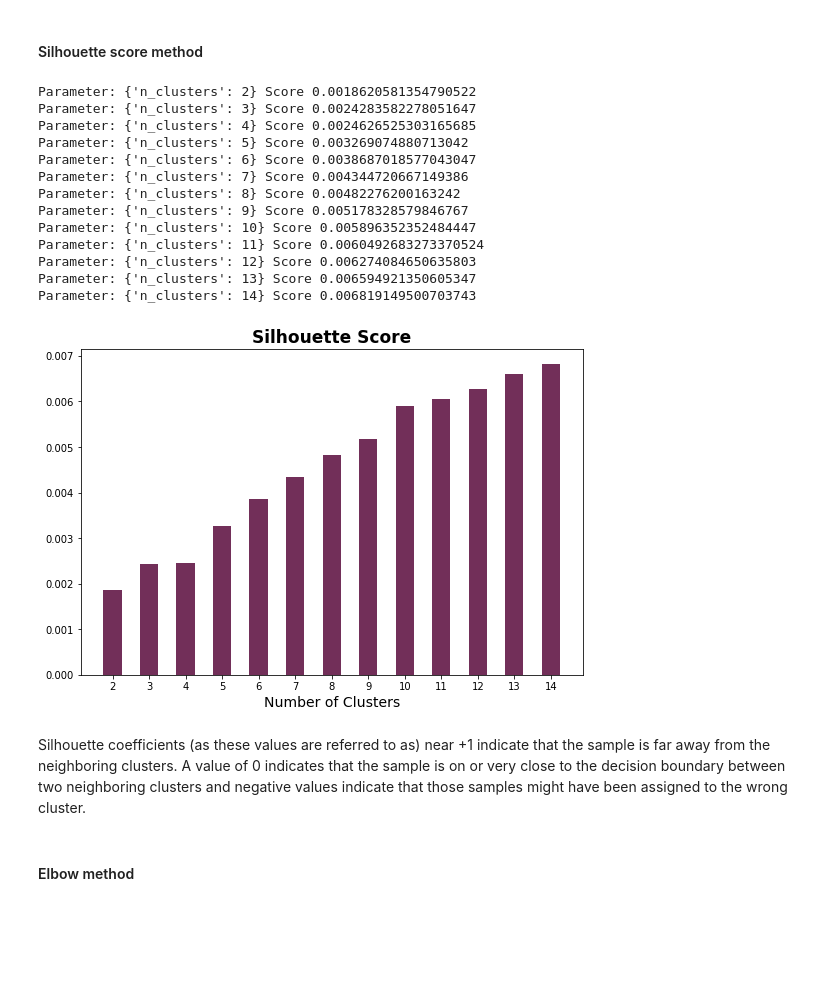
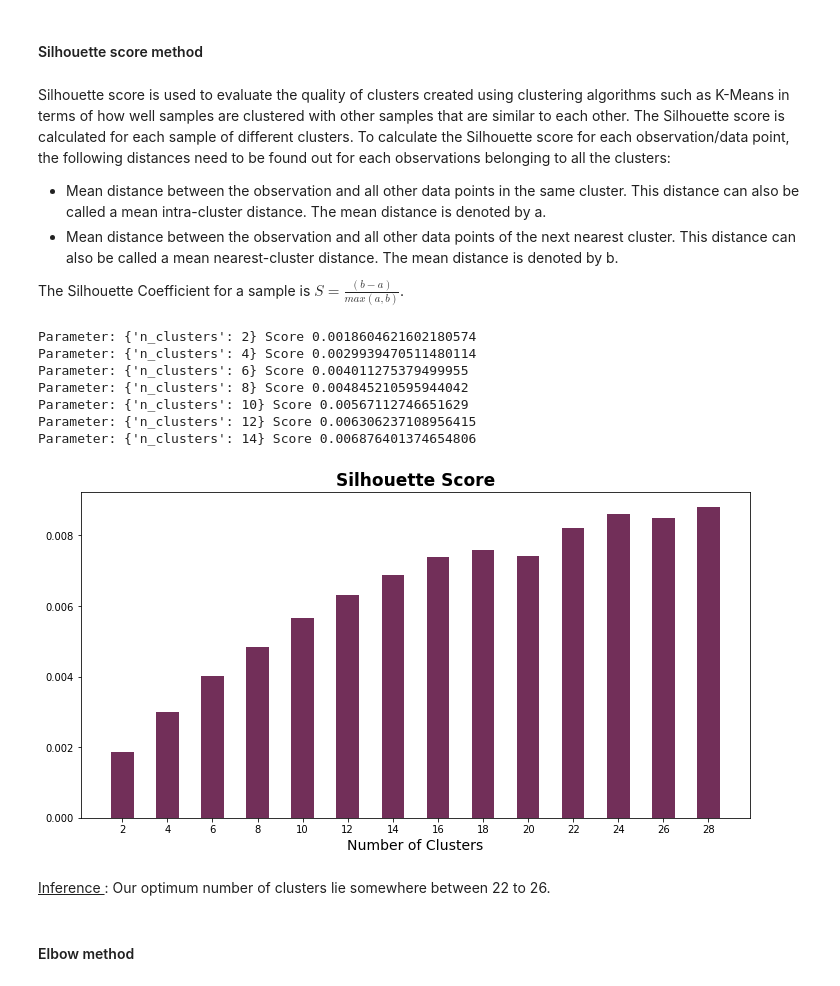
Before and after one commit to RoshanJamthe/NETFLIX-MOVIES-AND-TV-SHOWS-CLUSTERING, a Jupyter notebook: NETFLIX_MOVIES_AND_TV_SHOWS_CLUSTERING.ipynb, the cells around one changed output. Cells and saved outputs as stored; diff of their text form; code cells hidden in the pictures; blank space fills up the shorter version.

```diff
--- a/NETFLIX_MOVIES_AND_TV_SHOWS_CLUSTERING.ipynb
+++ b/NETFLIX_MOVIES_AND_TV_SHOWS_CLUSTERING.ipynb
@@ -152,0 +196,13 @@ plt.show()
+# %%
+country_data = [] # Get all the occurences of countries in country feature in this list
+
+# Iterate through the list of country feature
+for string in netflix_data[~netflix_data['country'].isna()]['country'].tolist():
+
+  # Split the string using ',' to get a list of countries where the content was shoot
+  temp = string.split(',')
+
+  # Iterate through that list of countries
+  for country in temp:
+    # Apeend the country
+    country_data.append(country.strip())
@@ -207,7 +397,14 @@ for bar in plots.patches:
 # %%
-country_data = [] # Get all the occurences of countries in country feature in this list
-for string in netflix_data[~netflix_data['country'].isna()]['country'].tolist():
+actor_data = [] # Get all the occurences of actors in cast feature in this list
+
+# Iterate through the list of actor feature
+for string in netflix_data[~netflix_data['cast'].isna()]['cast'].tolist():
+
+  # Split the string using ',' to get a list of actors
   temp = string.split(',')
-  for country in temp:
-    country_data.append(country.lstrip())
+
+  # Iterate through that list of actors
+  for actor in temp:
+    # Append the actor
+    actor_data.append(actor.strip())
 # %%
@@ -692,2 +785,5 @@ plt.show()
 # %% [markdown]
 # <b><u>Feature Engineering (Vectorization)
+# %%
+title_description = netflix_data[['title', 'description']].copy()  # Get the required subset from the dataset
+title_description.head()
@@ -800,5 +907,12 @@ sparse_df.iloc[:,0].sum()
 # %% [markdown]
 #### Silhouette score method
+# %% [markdown]
+Silhouette score is used to evaluate the quality of clusters created using clustering algorithms such as K-Means in terms of how well samples are clustered with other samples that are similar to each other. The Silhouette score is calculated for each sample of different clusters. To calculate the Silhouette score for each observation/data point, the following distances need to be found out for each observations belonging to all the clusters:
+
+* Mean distance between the observation and all other data points in the same cluster. This distance can also be called a mean intra-cluster distance. The mean distance is denoted by a.
+* Mean distance between the observation and all other data points of the next nearest cluster. This distance can also be called a mean nearest-cluster distance. The mean distance is denoted by b.
+
+The Silhouette Coefficient for a sample is $ S = \frac{(b - a)}{max(a, b)}$.
 # %%
 # Import the important libraries
 import matplotlib.cm as cm
@@ -808,11 +922,11 @@ from sklearn.cluster import KMeans  # for k-means clustering algorithm
 from sklearn.metrics import silhouette_samples, silhouette_score # for scoring on basis of silhouette_score
 # %%
 # candidate values for our number of cluster
-parameters = range(2,15)
+parameters = range(2,30,2)
 # instantiating ParameterGrid, pass number of clusters as input
 parameter_grid = ParameterGrid({'n_clusters': parameters})
 best_score = -1  # set the floor limit for best_score
-kmeans_model = KMeans()     # instantiating KMeans model
+kmeans_model = KMeans( random_state=0)     # instantiating KMeans model, selecting 'k-means++' : selects initial cluster centers for k-mean clustering in a smart way to speed up convergence.
 silhouette_scores = [] # silhouette scores will be added to the list
 
 # evaluation based on silhouette_score
@@ -827,30 +941,24 @@ for p in parameter_grid:
         best_score = ss
         best_grid = p
 # %% [output]
-Parameter: {'n_clusters': 2} Score 0.0018620581354790522
-Parameter: {'n_clusters': 3} Score 0.0024283582278051647
-Parameter: {'n_clusters': 4} Score 0.0024626525303165685
-Parameter: {'n_clusters': 5} Score 0.003269074880713042
-Parameter: {'n_clusters': 6} Score 0.0038687018577043047
-Parameter: {'n_clusters': 7} Score 0.004344720667149386
-Parameter: {'n_clusters': 8} Score 0.00482276200163242
-Parameter: {'n_clusters': 9} Score 0.005178328579846767
-Parameter: {'n_clusters': 10} Score 0.005896352352484447
-Parameter: {'n_clusters': 11} Score 0.0060492683273370524
-Parameter: {'n_clusters': 12} Score 0.006274084650635803
-Parameter: {'n_clusters': 13} Score 0.006594921350605347
-Parameter: {'n_clusters': 14} Score 0.006819149500703743
+Parameter: {'n_clusters': 2} Score 0.0018604621602180574
+Parameter: {'n_clusters': 4} Score 0.0029939470511480114
+Parameter: {'n_clusters': 6} Score 0.004011275379499955
+Parameter: {'n_clusters': 8} Score 0.004845210595944042
+Parameter: {'n_clusters': 10} Score 0.00567112746651629
+Parameter: {'n_clusters': 12} Score 0.006306237108956415
+Parameter: {'n_clusters': 14} Score 0.006876401374654806
 # %%
 # plotting silhouette score
-plt.figure(figsize=(9,6))
+plt.figure(figsize=(12,6))
 plt.bar(range(len(silhouette_scores)), list(silhouette_scores), align='center', color='#722f59', width=0.5)
 plt.xticks(range(len(silhouette_scores)), list(parameters))
 plt.title('Silhouette Score', fontweight='bold',fontsize=17)
 plt.xlabel('Number of Clusters',fontsize=14)
 plt.show()
 # %% [output]
-[figure, old version]
+[figure, new version]
-# %% [markdown]
-Silhouette coefficients (as these values are referred to as) near +1 indicate that the sample is far away from the neighboring clusters. A value of 0 indicates that the sample is on or very close to the decision boundary between two neighboring clusters and negative values indicate that those samples might have been assigned to the wrong cluster.
+# %% [markdown]
+<u>Inference </u>: Our optimum number of clusters lie somewhere between 22 to 26.
 # %% [markdown]
 #### Elbow method
```
Also changed, not shown: parts of 117 cells of this notebook.
